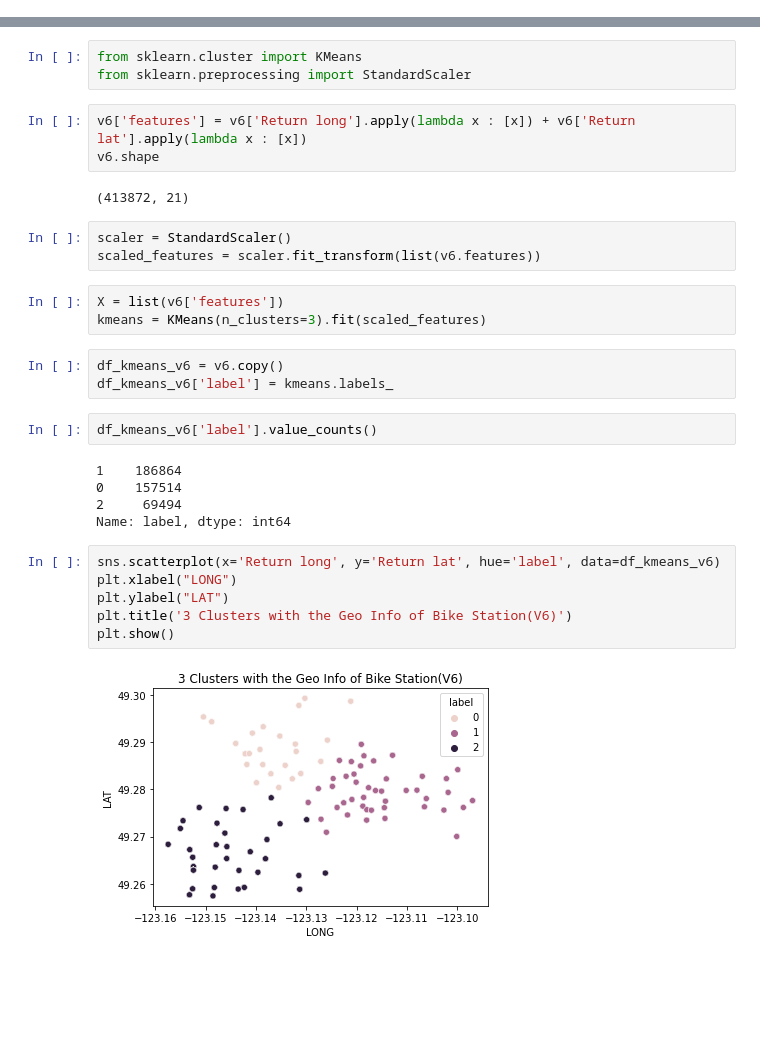
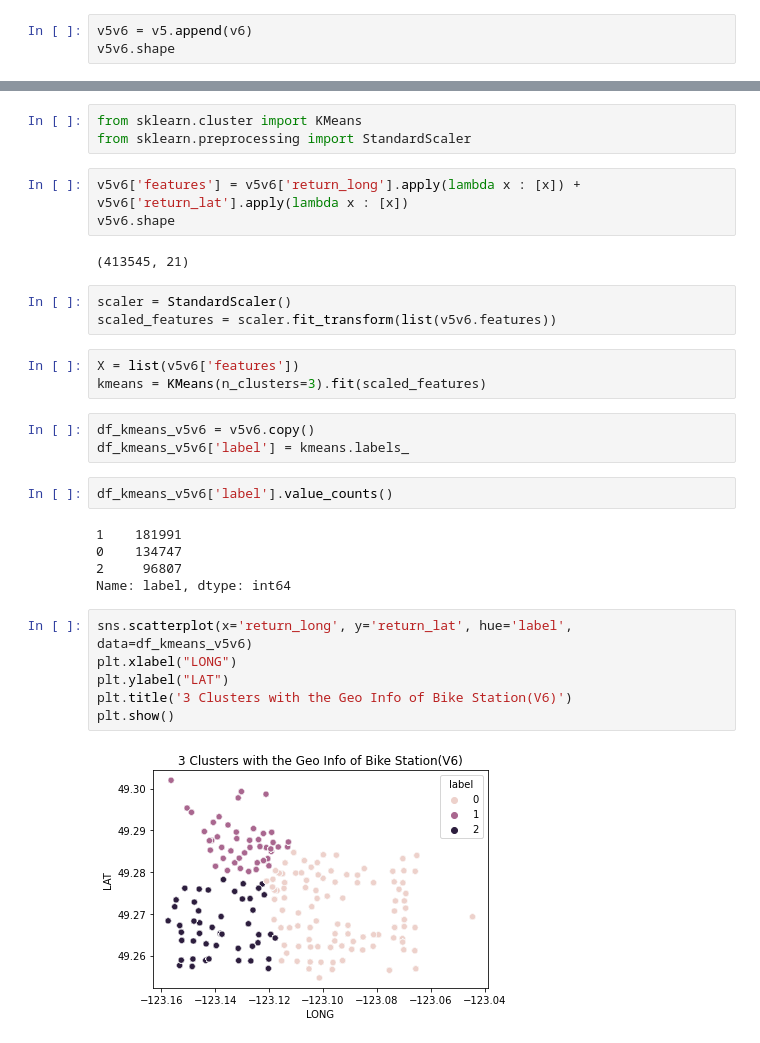
Before and after one commit to jefwang9/733_Final_Project, a Jupyter notebook: src/kmeans.ipynb, the cells around one changed output, grey strips where cells are left out. Drawn from its saved outputs; the diff is of its cells as text; blank space fills up the shorter version.

Commit message:
update kmeans with 2020 data

```diff
--- a/src/kmeans.ipynb
+++ b/src/kmeans.ipynb
@@ -157,0 +131,3 @@ plt.show()
+# %%
+v5v6 = v5.append(v6)
+v5v6.shape
@@ -159,32 +167,32 @@ plt.show()
 from sklearn.cluster import KMeans
 from sklearn.preprocessing import StandardScaler
 # %%
-v6['features'] = v6['Return long'].apply(lambda x : [x]) + v6['Return lat'].apply(lambda x : [x])
-v6.shape
+v5v6['features'] = v5v6['return_long'].apply(lambda x : [x]) + v5v6['return_lat'].apply(lambda x : [x])
+v5v6.shape
 # %% [output]
-(413872, 21)
+(413545, 21)
 # %%
 scaler = StandardScaler()
-scaled_features = scaler.fit_transform(list(v6.features))
+scaled_features = scaler.fit_transform(list(v5v6.features))
 # %%
-X = list(v6['features'])
+X = list(v5v6['features'])
 kmeans = KMeans(n_clusters=3).fit(scaled_features)
 # %%
-df_kmeans_v6 = v6.copy()
-df_kmeans_v6['label'] = kmeans.labels_
+df_kmeans_v5v6 = v5v6.copy()
+df_kmeans_v5v6['label'] = kmeans.labels_
 # %%
-df_kmeans_v6['label'].value_counts()
+df_kmeans_v5v6['label'].value_counts()
 # %% [output]
-1    186864
-0    157514
-2     69494
+1    181991
+0    134747
+2     96807
 Name: label, dtype: int64
 # %%
-sns.scatterplot(x='Return long', y='Return lat', hue='label', data=df_kmeans_v6)
+sns.scatterplot(x='return_long', y='return_lat', hue='label', data=df_kmeans_v5v6)
 plt.xlabel("LONG")
 plt.ylabel("LAT")
 plt.title('3 Clusters with the Geo Info of Bike Station(V6)')
 plt.show()
 # %% [output]
-[figure, old version]
+[figure, new version]
 # %%
```
Also changed, not shown: parts of 29 cells of this notebook.
